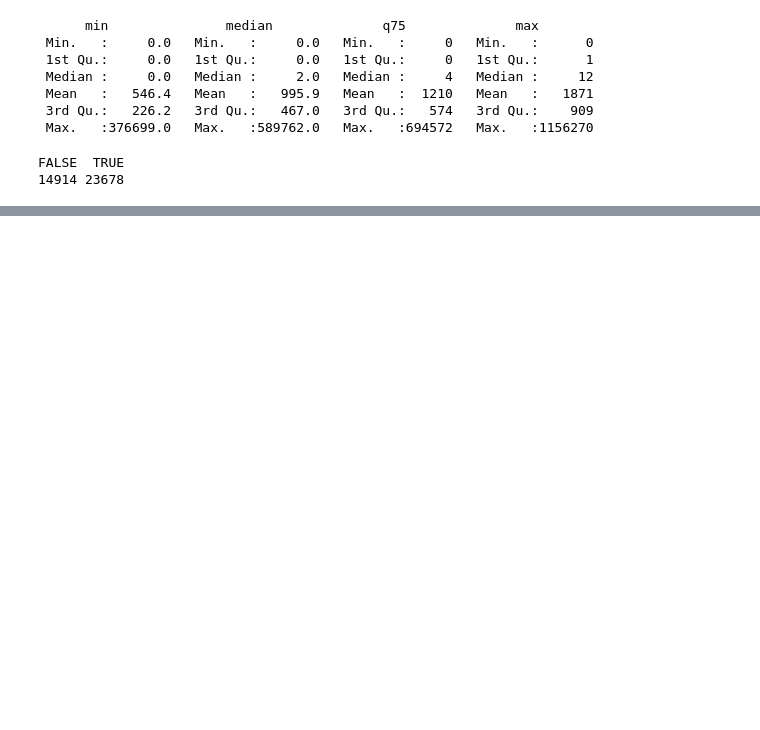
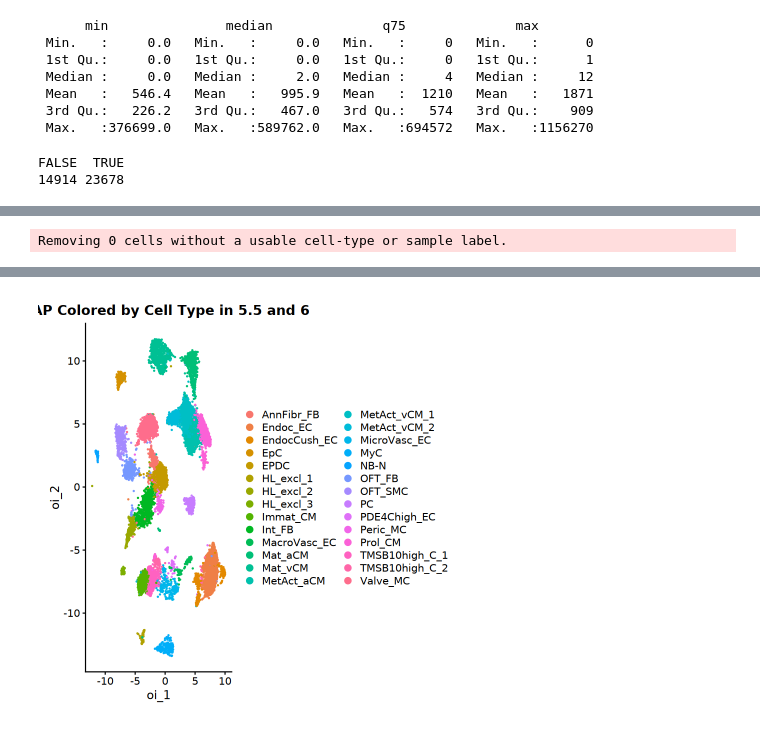
Before and after one commit to morphic-bio/exchange-experiment-analysis, a Jupyter notebook: scripts/03_Deconvolution_ISL1.ipynb, the cells around one changed output, grey strips where cells are left out. Saved outputs shown, nothing was run; the diff lists cells and outputs as text; code cells hidden in the pictures; blank space fills up the shorter version.

Commit message:
update music decomposition

```diff
--- a/scripts/03_Deconvolution_ISL1.ipynb
+++ b/scripts/03_Deconvolution_ISL1.ipynb
@@ -175,0 +136,74 @@ Used 35 cell types in deconvolution...
+# %%
+# Convert Seurat to SingleCellExperiment (maintains sparse layers to save RAM)
+sc_ref <- subset(sc_ref, subset = age %in% c(5.5, 6))
+
+is_excluded_cell_type <- function(x) {
+  cell_type_text <- trimws(as.character(x))
+  cell_type_key <- tolower(gsub("[[:space:]_-]+", "", cell_type_text))
+  is.na(cell_type_text) | !nzchar(cell_type_text) |
+    cell_type_key %in% c(
+      "other", "others", "unknown", "unassigned", "notassigned",
+      "unannotated", "unclassified", "undetermined", "ambiguous", "na", "n/a", "none"
+    )
+}
+valid_sample_id <- !is.na(sc_ref$sampleID) & nzchar(trimws(as.character(sc_ref$sampleID)))
+keep_reference_cell <- !is_excluded_cell_type(sc_ref$cell.types) & valid_sample_id
+message("Removing ", sum(!keep_reference_cell), " cells without a usable cell-type or sample label.")
+sc_ref <- subset(sc_ref, cells = colnames(sc_ref)[keep_reference_cell])
+sc_ref$cell.types <- droplevels(factor(sc_ref$cell.types))
+stopifnot(!any(is_excluded_cell_type(sc_ref$cell.types)), !anyNA(sc_ref$sampleID))
+
+# Require a cell type to have at least 20 cells in at least two biological
+# reference samples. Rare types are removed rather than renamed.
+min_cells_per_sample_type <- 20L
+min_reference_samples_per_type <- 2L
+reference_cell_support <- sc_ref@meta.data %>%
+  as_tibble() %>%
+  count(sampleID, cell.types, name = "n_cells") %>%
+  tidyr::complete(sampleID, cell.types, fill = list(n_cells = 0L)) %>%
+  group_by(cell.types) %>%
+  summarise(
+    total_cells = sum(n_cells),
+    n_reference_samples = sum(n_cells >= min_cells_per_sample_type),
+    min_cells = min(n_cells),
+    max_cells = max(n_cells),
+    .groups = "drop"
+  ) %>%
+  mutate(supported = n_reference_samples >= min_reference_samples_per_type)
+print(reference_cell_support)
+supported_cell_types <- reference_cell_support %>%
+  filter(supported) %>%
+  pull(cell.types) %>%
+  as.character()
+if (length(supported_cell_types) < 2) {
+  stop("Fewer than two cell types have at least ", min_cells_per_sample_type,
+       " cells in each of two biological reference samples.")
+}
+message(
+  "Removing ", sum(!as.character(sc_ref$cell.types) %in% supported_cell_types),
+  " cells from inadequately supported cell types."
+)
+sc_ref <- subset(
+  sc_ref, cells = colnames(sc_ref)[as.character(sc_ref$cell.types) %in% supported_cell_types]
+)
+sc_ref$cell.types <- droplevels(factor(sc_ref$cell.types))
+
+DimPlot(sc_ref,
+        reduction = "umap_oi",
+        group.by = "cell.types") +
+  ggtitle("UMAP Colored by Cell Type in 5.5 and 6")
+
+sc_sce <- as.SingleCellExperiment(sc_ref)
+
+# Ensure bulk data is a standard matrix (MuSiC requires this)
+bulk_matrix <- as.matrix(cts_dat)
+# Run the deconvolution
+music_results <- music_prop(
+  bulk.mtx = bulk_matrix,
+  sc.sce = sc_sce,
+  clusters = "cell.types", # CHANGE THIS: To your actual cell type column name
+  samples = "sampleID", # CHANGE THIS: To your actual sample/subject ID column name
+  verbose = TRUE
+)
+# %% [output]
+Removing 0 cells without a usable cell-type or sample label.
@@ -176,3 +241,4 @@ Used 35 cell types in deconvolution...
+[figure, added]
 # %%
 library(ggplot2)
 library(tidyr)
```
Also changed, not shown: parts of 6 cells of this notebook, 2 other files.
